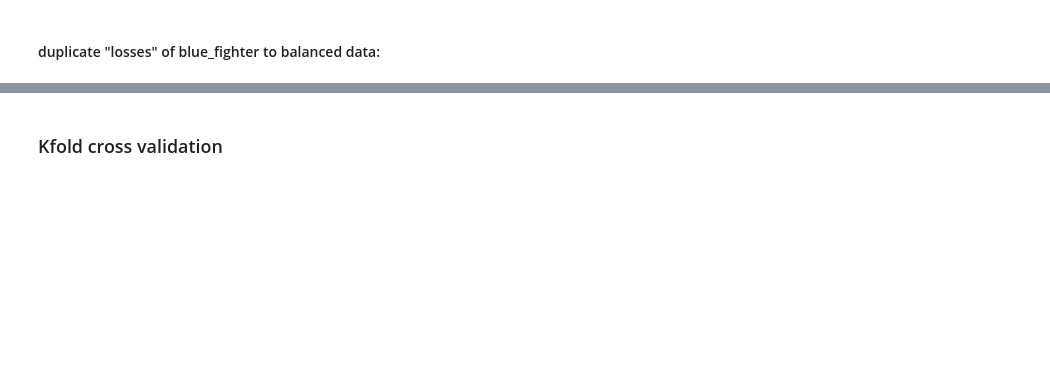
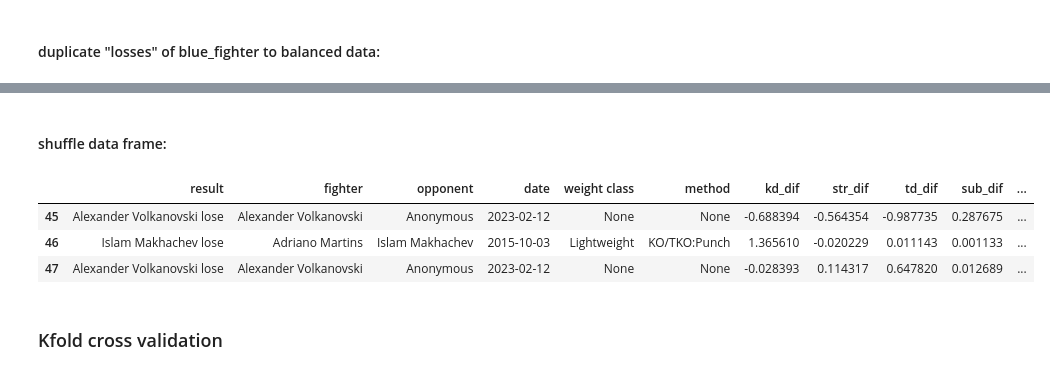
Before and after one commit to sagi778/ufc_fights_Predictor, a Jupyter notebook: notebooks/micro_model_training.ipynb, the cells around one changed output, grey strips where cells are left out. Drawn from its saved outputs; the diff is of its cells as text; code cells hidden in the pictures; blank space fills up the shorter version.

```diff
--- a/notebooks/micro_model_training.ipynb
+++ b/notebooks/micro_model_training.ipynb
@@ -155,3 +122,13 @@ Pre-Processing func:
+# %% [markdown]
+#### shuffle data frame:
+# %%
+data = data.sample(frac=1).reset_index(drop=True)
+data.tail(3)
+# %% [output]
+|  | result | fighter | opponent | date | weight class | method | kd_dif | str_dif | td_dif | sub_dif | ... |
+| 45 | Alexander Volkanovski lose | Alexander Volkanovski | Anonymous | 2023-02-12 | None | None | -0.688394 | -0.564354 | -0.987735 | 0.287675 | ... |
+| 46 | Islam Makhachev lose | Adriano Martins | Islam Makhachev | 2015-10-03 | Lightweight | KO/TKO:Punch | 1.365610 | -0.020229 | 0.011143 | 0.001133 | ... |
+| 47 | Alexander Volkanovski lose | Alexander Volkanovski | Anonymous | 2023-02-12 | None | None | -0.028393 | 0.114317 | 0.647820 | 0.012689 | ... |
 # %% [markdown]
 ### Kfold cross validation
 # %%
```
Also changed, not shown: parts of 11 cells of this notebook, 1 other file.
